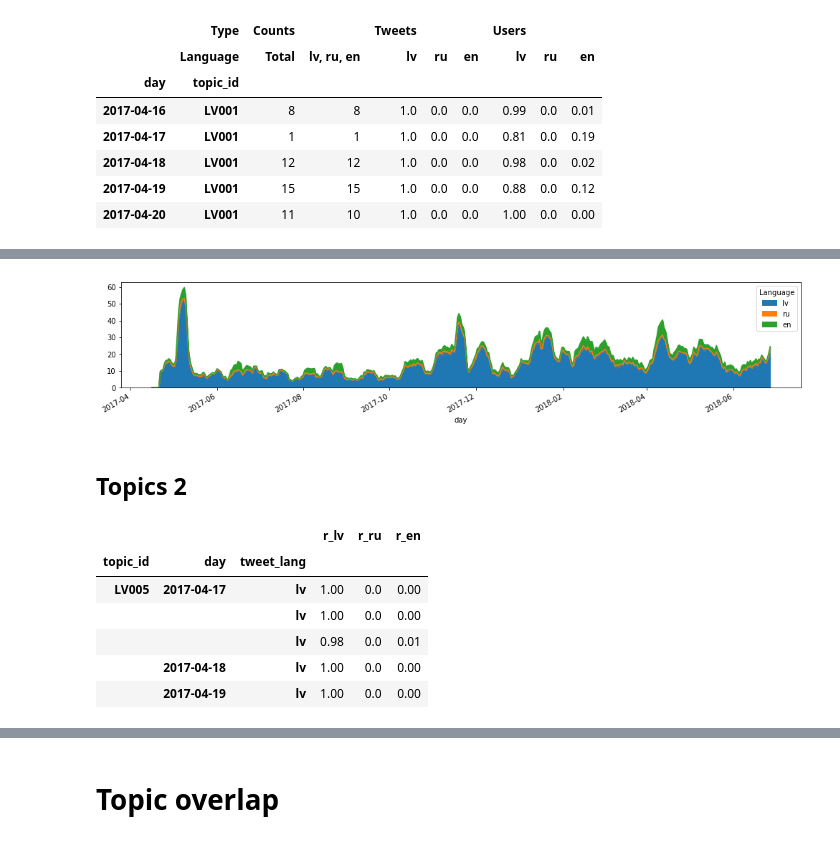
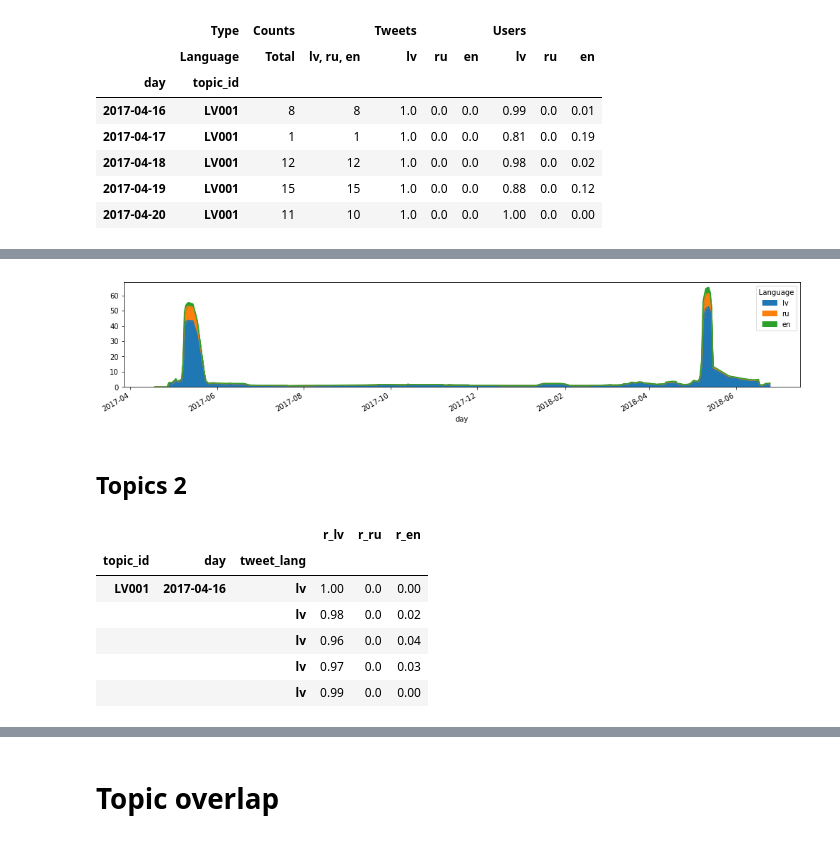
Before and after one commit to dimazest/2018-lv2, a Jupyter notebook: supplement/notebook.ipynb, the cells around one changed output, grey strips where cells are left out. Saved outputs shown, nothing was run; the diff lists cells and outputs as text; code cells hidden in the pictures.

```diff
--- a/supplement/notebook.ipynb
+++ b/supplement/notebook.ipynb
@@ -350,19 +342,19 @@ LV015      197
 LV016      209
 Name: (Counts, Total), dtype: int64
 # %%
-_ = relevance_judgments_lang_pref_by_day.loc[(slice(None), 'LV001'), :].reset_index('topic_id')
+_ = relevance_judgments_lang_pref_by_day.loc[(slice(None), 'LV008'), :].reset_index('topic_id')
 
 (
     _['Users']
     .multiply(
         _['Counts', 'lv, ru, en'],
         axis='rows',
     )
     .rolling(window=7).mean()
     .plot.area(figsize=(17, 3))
 );
 # %% [output]
-[figure, old version]
+[figure, new version]
 # %% [markdown]
 ## Topics 2
 # %%
@@ -374,15 +366,15 @@ _ = pd.read_csv(
 
 relevance_judgments_lang_pref = _
 # %%
-relevance_judgments_lang_pref.loc[['LV005']].head()
+relevance_judgments_lang_pref.loc[['LV001']].head()
 # %% [output]
 |  |  |  | r_lv | r_ru | r_en |
 | topic_id | day | tweet_lang |  |  |  |
-| LV005 | 2017-04-17 | lv | 1.00 | 0.0 | 0.00 |
-|  |  | lv | 1.00 | 0.0 | 0.00 |
-|  |  | lv | 0.98 | 0.0 | 0.01 |
-|  | 2017-04-18 | lv | 1.00 | 0.0 | 0.00 |
-|  | 2017-04-19 | lv | 1.00 | 0.0 | 0.00 |
+| LV001 | 2017-04-16 | lv | 1.00 | 0.0 | 0.00 |
+|  |  | lv | 0.98 | 0.0 | 0.02 |
+|  |  | lv | 0.96 | 0.0 | 0.04 |
+|  |  | lv | 0.97 | 0.0 | 0.03 |
+|  |  | lv | 0.99 | 0.0 | 0.00 |
 # %%
 _ = (
     relevance_judgments_lang_pref
```
Also changed, not shown: parts of 21 cells of this notebook, 23 other files.
